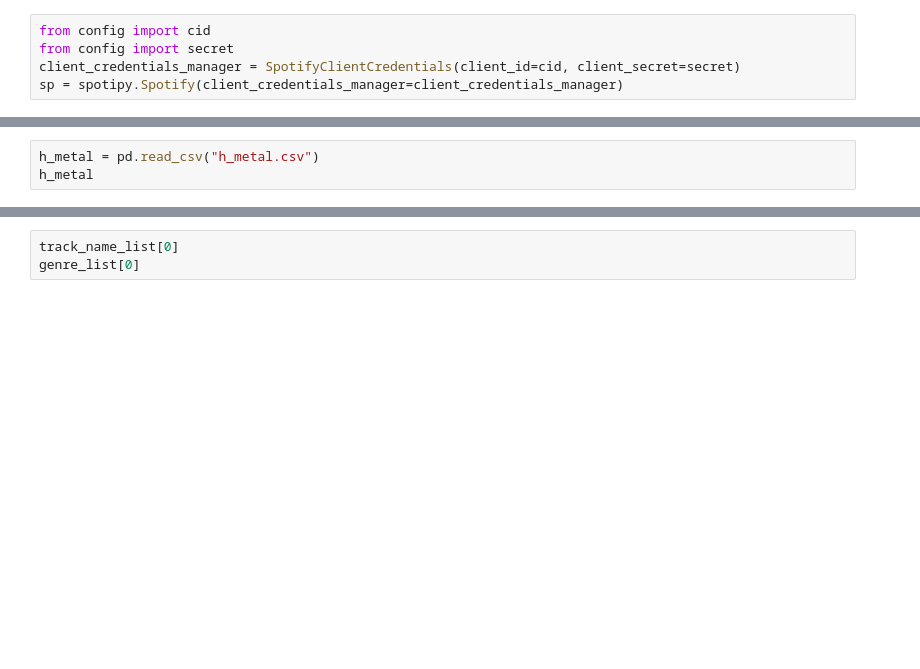
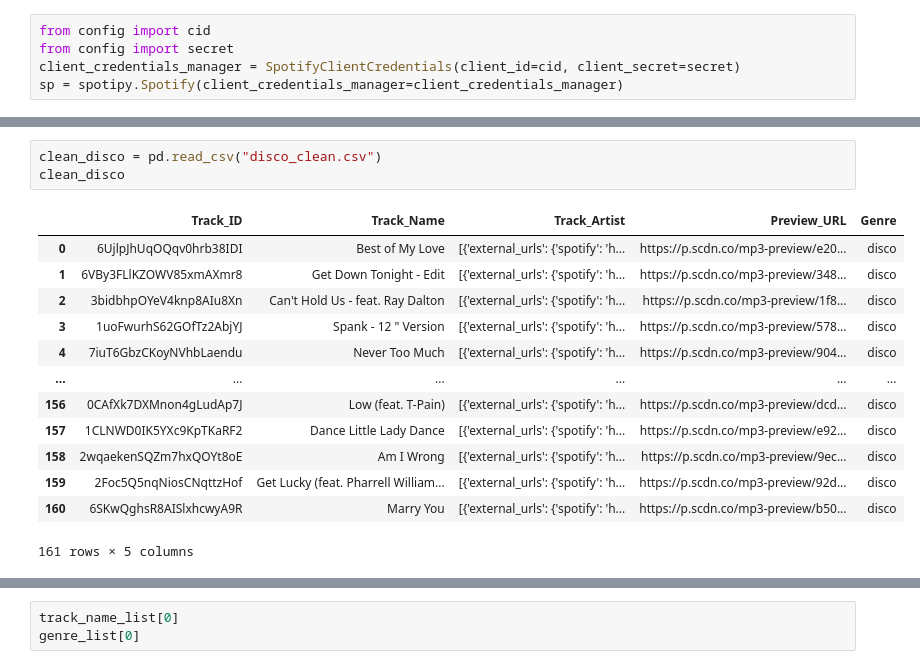
Before and after one commit to KathrynPanger/classify-spotify, a Jupyter notebook: Seth/disco/disco_mp3_pull.ipynb, the cells around one changed output, grey strips where cells are left out. Saved outputs shown, nothing was run; the diff lists cells and outputs as text; blank space fills up the shorter version.

```diff
--- a/Seth/disco/disco_mp3_pull.ipynb
+++ b/Seth/disco/disco_mp3_pull.ipynb
@@ -117,4 +124,18 @@ AttributeError: 'function' object has no attribute 'to_csv'
 # %%
-h_metal = pd.read_csv("h_metal.csv")
-h_metal
+clean_disco = pd.read_csv("disco_clean.csv")
+clean_disco
+# %% [output]
+|  | Track_ID | Track_Name | Track_Artist | Preview_URL | Genre |
+| 0 | 6UjlpJhUqOQqv0hrb38IDI | Best of My Love | [{'external_urls': {'spotify': 'h... | https://p.scdn.co/mp3-preview/e20... | disco |
+| 1 | 6VBy3FLlKZOWV85xmAXmr8 | Get Down Tonight - Edit | [{'external_urls': {'spotify': 'h... | https://p.scdn.co/mp3-preview/348... | disco |
+| 2 | 3bidbhpOYeV4knp8AIu8Xn | Can't Hold Us - feat. Ray Dalton | [{'external_urls': {'spotify': 'h... | https://p.scdn.co/mp3-preview/1f8... | disco |
+| 3 | 1uoFwurhS62GOfTz2AbjYJ | Spank - 12 " Version | [{'external_urls': {'spotify': 'h... | https://p.scdn.co/mp3-preview/578... | disco |
+| 4 | 7iuT6GbzCKoyNVhbLaendu | Never Too Much | [{'external_urls': {'spotify': 'h... | https://p.scdn.co/mp3-preview/904... | disco |
+| ... | ... | ... | ... | ... | ... |
+| 156 | 0CAfXk7DXMnon4gLudAp7J | Low (feat. T-Pain) | [{'external_urls': {'spotify': 'h... | https://p.scdn.co/mp3-preview/dcd... | disco |
+| 157 | 1CLNWD0IK5YXc9KpTKaRF2 | Dance Little Lady Dance | [{'external_urls': {'spotify': 'h... | https://p.scdn.co/mp3-preview/e92... | disco |
+| 158 | 2wqaekenSQZm7hxQOYt8oE | Am I Wrong | [{'external_urls': {'spotify': 'h... | https://p.scdn.co/mp3-preview/9ec... | disco |
+| 159 | 2Foc5Q5nqNiosCNqttzHof | Get Lucky (feat. Pharrell William... | [{'external_urls': {'spotify': 'h... | https://p.scdn.co/mp3-preview/92d... | disco |
+| 160 | 6SKwQghsR8AISlxhcwyA9R | Marry You | [{'external_urls': {'spotify': 'h... | https://p.scdn.co/mp3-preview/b50... | disco |
+161 rows × 5 columns
 # %%
```
Also changed, not shown: parts of 12 cells of this notebook, 9 other files.
